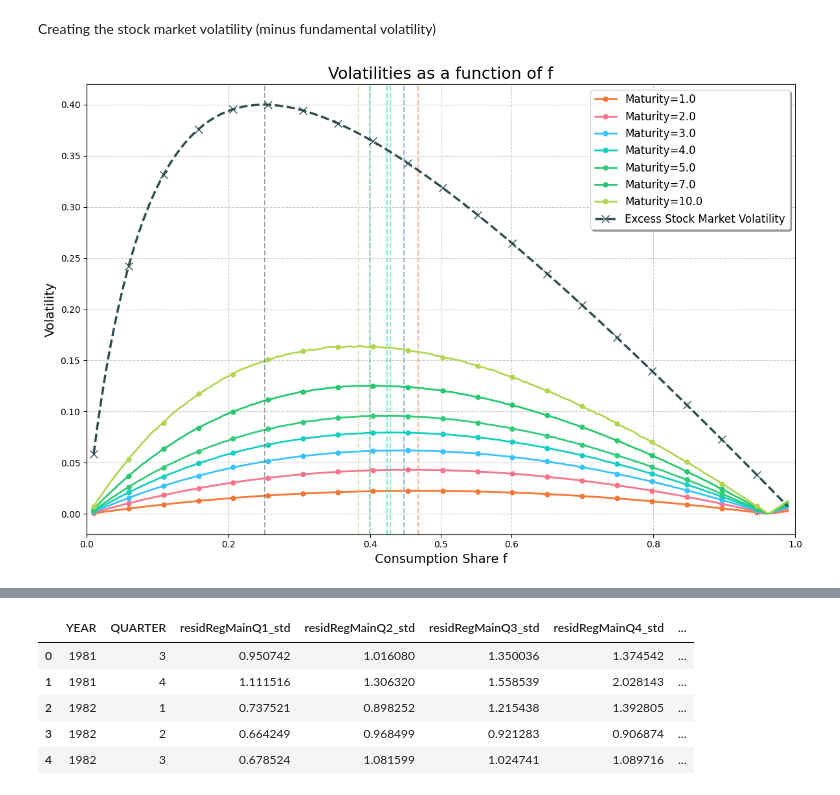
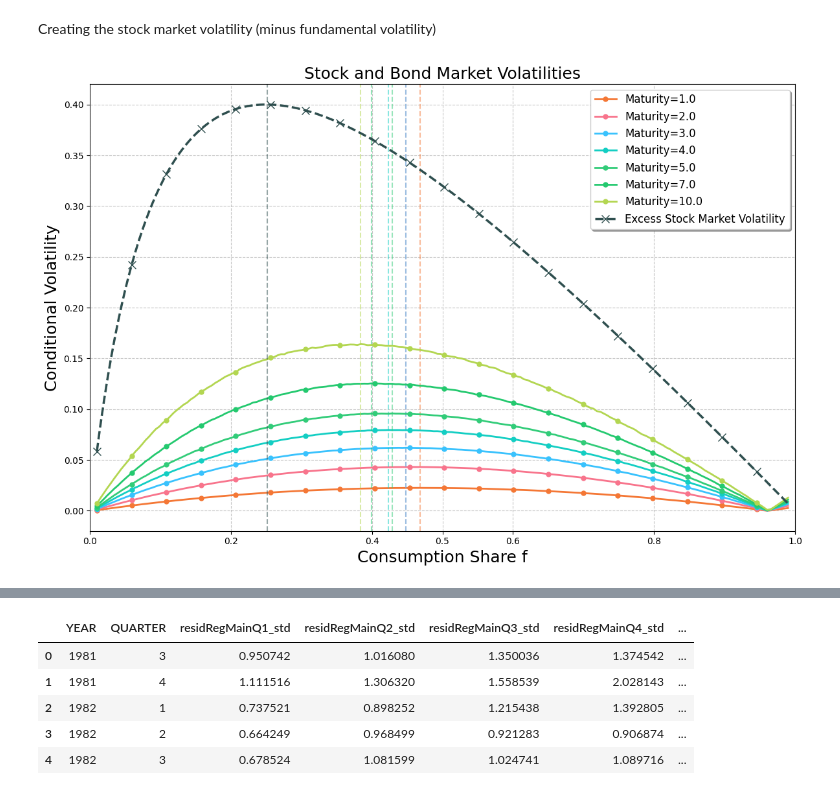
Before and after one commit to cheyerdahllarsen/DemandDisagreement, a Jupyter notebook: Code/ReplicationTablesAndFigurePaper.ipynb, the cells around one changed output, grey strips where cells are left out. Drawn from its saved outputs; the diff is of its cells as text; code cells hidden in the pictures.

```diff
--- a/Code/ReplicationTablesAndFigurePaper.ipynb
+++ b/Code/ReplicationTablesAndFigurePaper.ipynb
@@ -1057,37 +1058,37 @@ plt.plot(f_values, stdRexcess,
 max_f_std_rexcess = f_values[np.argmax(stdRexcess)]
 plt.axvline(x=max_f_std_rexcess, color='#2f4f4f', linestyle='--', alpha=0.5)
 # Increase font sizes for better readability
-plt.xlabel('Consumption Share f', fontsize=14)
-plt.ylabel('Volatility', fontsize=14)
-plt.title('Volatilities as a function of f', fontsize=18)
+plt.xlabel('Consumption Share f', fontsize=18)
+plt.ylabel('Conditional Volatility', fontsize=18)
+plt.title('Stock and Bond Market Volatilities', fontsize=18)
 
 # Add grid with transparency to improve readability
 plt.grid(True, which='both', linestyle='--', alpha=0.7)
 
 # Add margins around the plot for better spacing
 plt.margins(x=0.05, y=0.05)
 
 # Truncate the x-axis to min and max of f_values
 plt.xlim(min(f_values), max(f_values))
 
 # Get the current ticks and add 0.5 to the list if it is not already present
 current_ticks = plt.gca().get_xticks().tolist()
 if 0.5 not in current_ticks:
     current_ticks.append(0.5)
 
 # Set the x-axis ticks to include 0.5
 plt.xticks(current_ticks)
 
 # Move the legend to the upper right corner
 plt.legend(fontsize=12, loc='upper right', frameon=True, fancybox=True, shadow=True)
 
 # Adjust layout to prevent any overlapping
 plt.tight_layout()
 
 # Show the plot
 plt.show()
 # %% [output]
-[figure, old version]
+[figure, new version]
 # %%
 # Define a gradient of colors
 colors = ['#ff9988', '#f47735', '#f8748c', '#39c2fd', '#13cec3', '#32cc79', '#24c96f', '#b3d651']
```
Also changed, not shown: parts of 12 cells of this notebook, 8 other files.
